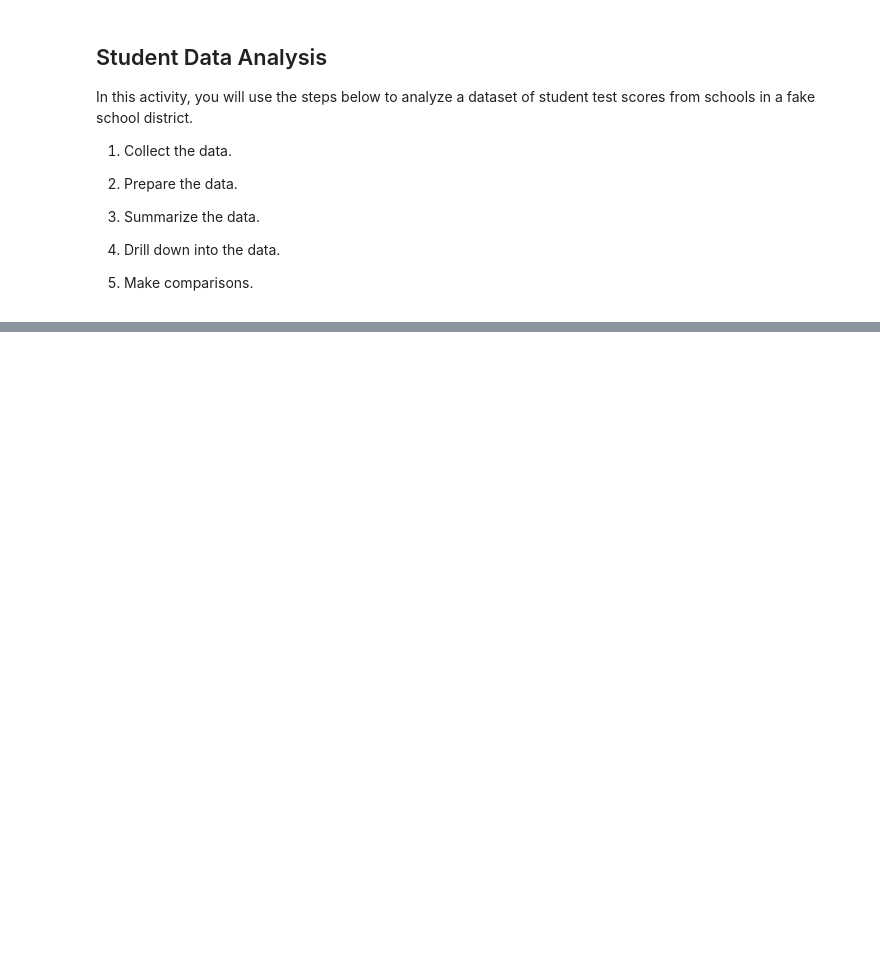
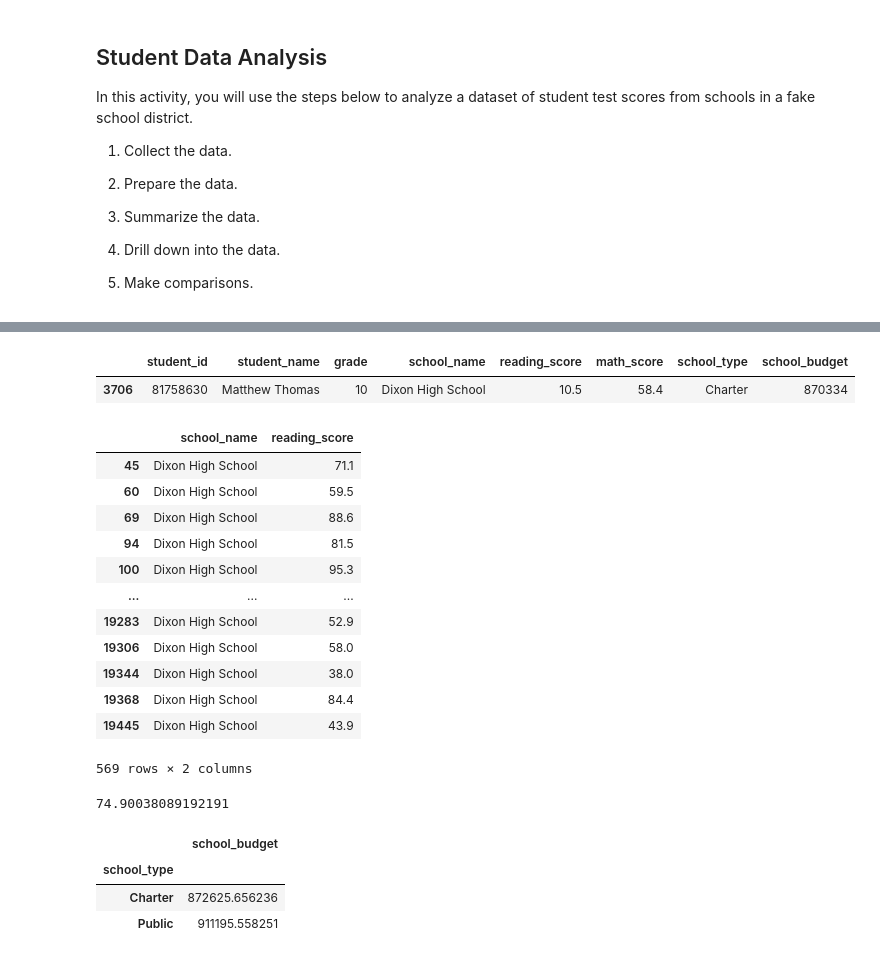
Before and after one commit to mmcnamarainco/PyCity, a Jupyter notebook: School_District_Analysis.ipynb, the cells around one changed output, grey strips where cells are left out. Saved outputs shown, nothing was run; the diff lists cells and outputs as text; code cells hidden in the pictures; blank space fills up the shorter version.

```diff
--- a/School_District_Analysis.ipynb
+++ b/School_District_Analysis.ipynb
@@ -139,0 +201,45 @@ student_df.plot.scatter(x="math_score", y="grade")
+# %%
+#The row that contains the minimum reading score is displayed. (4 points)
+
+min_reading_row = student_df.loc[(student_df["reading_score"] <= min_reading_score)]
+min_reading_row
+# %% [output]
+|  | student_id | student_name | grade | school_name | reading_score | math_score | school_type | school_budget |
+| 3706 | 81758630 | Matthew Thomas | 10 | Dixon High School | 10.5 | 58.4 | Charter | 870334 |
+# %%
+#The reading scores of the 10th graders at Dixon High School is displayed. (4 points)
+
+student_dixon_df = student_df.loc[(student_df["school_name"] == "Dixon High School") & (student_df["grade"] == 10)]
+student_dixon_df.loc[:,["school_name", "reading_score"]]
+# %% [output]
+|  | school_name | reading_score |
+| 45 | Dixon High School | 71.1 |
+| 60 | Dixon High School | 59.5 |
+| 69 | Dixon High School | 88.6 |
+| 94 | Dixon High School | 81.5 |
+| 100 | Dixon High School | 95.3 |
+| ... | ... | ... |
+| 19283 | Dixon High School | 52.9 |
+| 19306 | Dixon High School | 58.0 |
+| 19344 | Dixon High School | 38.0 |
+| 19368 | Dixon High School | 84.4 |
+| 19445 | Dixon High School | 43.9 |
+569 rows × 2 columns
+# %%
+#The average reading score of all the students in Grades 11 and 12 combined is calculated. (5 points)
+
+student_11_12_df = student_df.loc[(student_df["grade"] == 11) | (student_df["grade"] == 12)]
+
+student_11_12_df["reading_score"].mean()
+# %% [output]
+74.90038089192191
+# %%
+#The average budget for each school type is displayed. (7 points)
+
+student_school_df = student_df.groupby(by = "school_type").mean()
+student_school_df.loc[:, ["school_budget"]]
+# %% [output]
+|  | school_budget |
+| school_type |  |
+| Charter | 872625.656236 |
+| Public | 911195.558251 |
```
Also changed, not shown: parts of 29 cells of this notebook, 1 other file.
